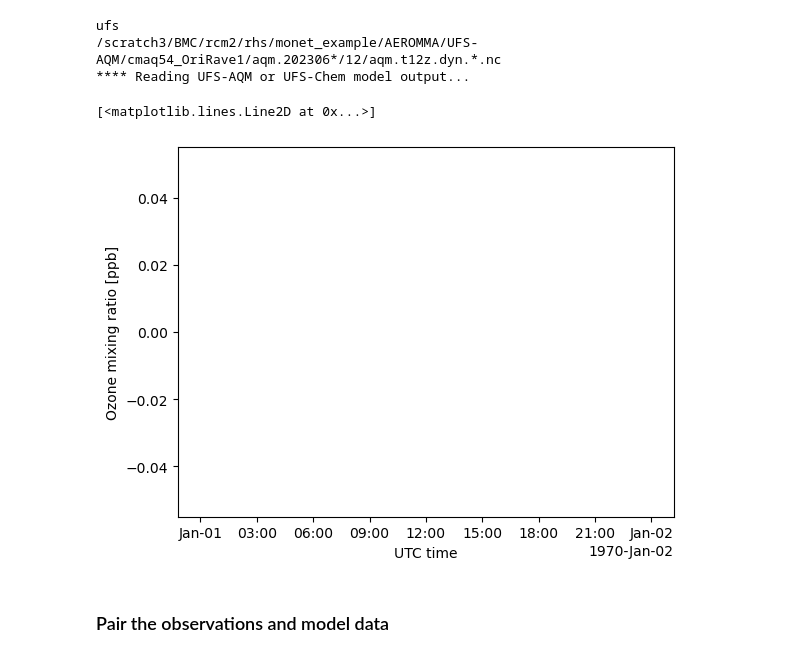
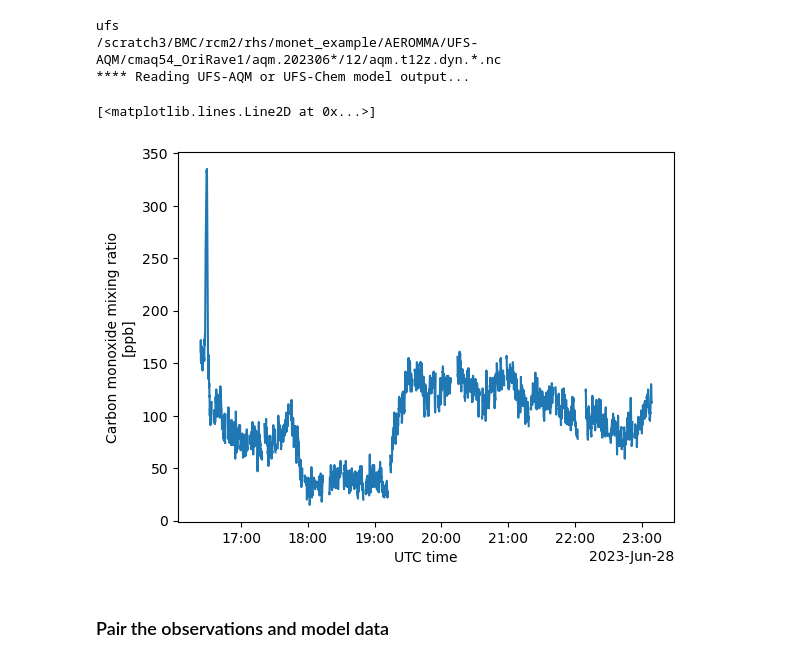
Before and after one commit to NOAA-CSL/MELODIES-MONET, a Jupyter notebook: examples/jupyter_notebooks/iagos_ufsaqm.ipynb, the cells around one changed output. Cells and saved outputs as stored; diff of their text form; code cells hidden in the pictures.

Commit message:
iagos example plot updates

```diff
--- a/examples/jupyter_notebooks/iagos_ufsaqm.ipynb
+++ b/examples/jupyter_notebooks/iagos_ufsaqm.ipynb
@@ -27,10 +27,10 @@ ufs
 **** Reading UFS-AQM or UFS-Chem model output...
 # %%
 an.open_obs()
-an.obs['iagos'].obj['O3_P1'].plot()
+an.obs['iagos'].obj['CO_P1'].plot()
 # %% [output]
 [<matplotlib.lines.Line2D at 0x...>]
-[figure, old version]
+[figure, new version]
 # %% [markdown]
 ### Pair the observations and model data
 # %%
```
Also changed, not shown: parts of 2 cells of this notebook.
